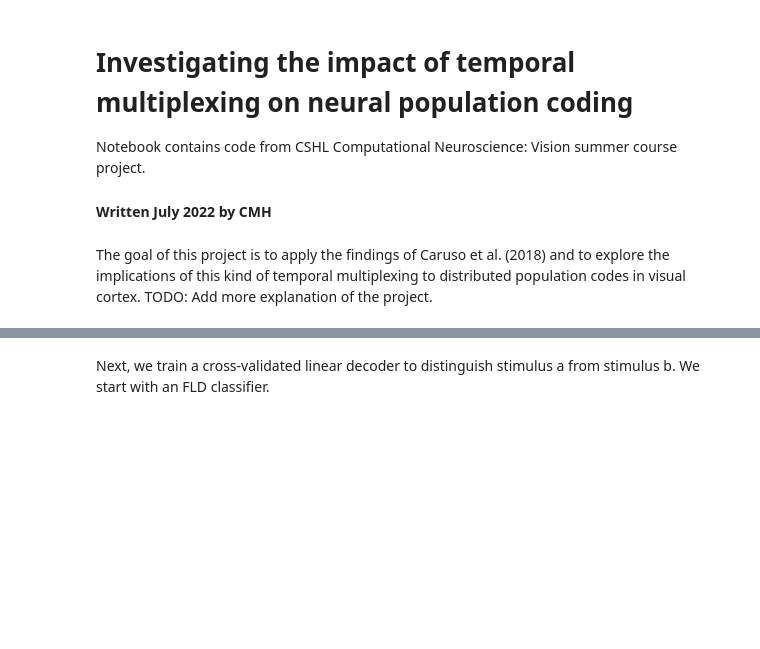
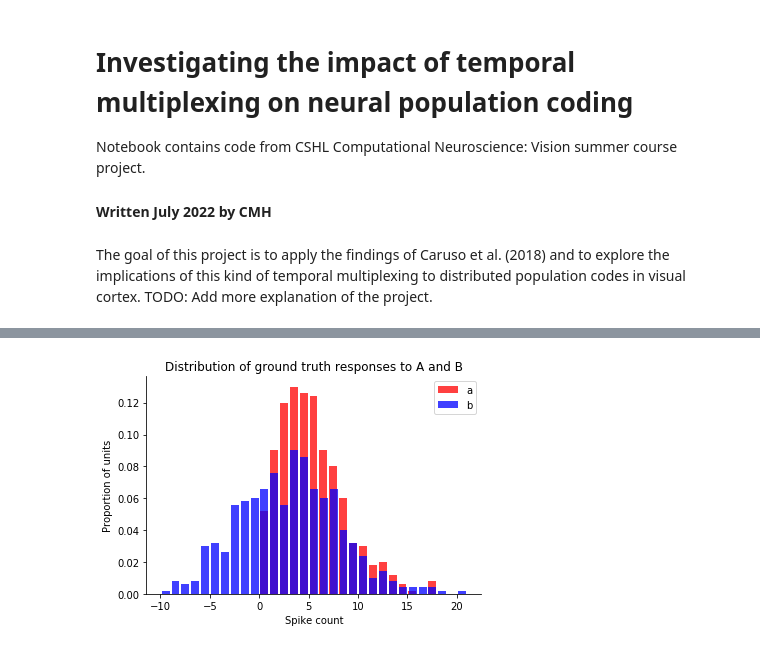
Before and after one commit to chacker17/CSHL22_courseProject, a Jupyter notebook: Multiplexing and population codes.ipynb, the cells around one changed output, grey strips where cells are left out. Saved outputs shown, nothing was run; the diff lists cells and outputs as text; code cells hidden in the pictures; blank space fills up the shorter version.

Commit message:
First attempt at simulated populations and linear classifier

```diff
--- a/Multiplexing and population codes.ipynb
+++ b/Multiplexing and population codes.ipynb
@@ -56,2 +31,0 @@ mix_draws = (prop_maj * np.random.poisson(lam=a, size=(num_units, num_pres))) +
-# %% [markdown]
-Next, we train a cross-validated linear decoder to distinguish stimulus a from stimulus b. We start with an FLD classifier.
@@ -63,0 +32,62 @@ Next, we train a cross-validated linear decoder to distinguish stimulus a from s
+# %%
+num_pres = 100 # number of presentations to simulate
+num_units = 500 # number of units in the population (max 534 recorded)
+prop_maj = 0.2 # likelihood of representing stimulus a vs. stimulus b (<0.5 favors b, >0.5 favors a)
+exp_scale = 5 # scaling factor for random draws from exponential
+theta = 50 # angle between vectors a and b (deg)
+
+IT_data = pd.read_csv('ITData.csv').to_numpy() # Starting vector comes from real IT data (objects)
+units_sample = np.random.permutation(len(IT_data))
+a = (IT_data[units_sample[0:num_units], 1]).reshape((num_units, 1))
+
+# Rotate vector a by specified number of degrees to generate vector b
+rand_vec = np.random.randn(num_units,1) # random vector we can orthogonalize wrt original
+orth_vec = rand_vec - (((rand_vec.T@a)/(a.T@a))*a) # orthogonalize wrt a
+
+# normalize to unit length
+a_norm = a * (1/ np.linalg.norm(a))
+orth_vec_norm = orth_vec * (1/ np.linalg.norm(orth_vec))
+
+b = (a_norm * np.cos(np.radians(theta))) + (orth_vec_norm*np.sin(np.radians(theta))) # generate second vector
+b = b * np.linalg.norm(a) # scale new vector up to same size as original
+
+if np.abs(np.degrees(np.arccos(1-distance.cosine(a, b)))-theta) > 0.05: # allow 0.05 degrees of error
+    raise ValueError('Simulated distance for vector b is incorrect')
+
+
+# Plot histogram of responses to A and B
+w = 1
+fig, ax = plt.subplots()
+ax.hist(a, density=True, facecolor='r', alpha=0.75, label='a', bins=np.arange(min(a), max(a) + w, w), rwidth=0.8)
+ax.hist(b, density=True, facecolor='b', alpha=0.75, label='b', bins=np.arange(min(b), max(b) + w, w), rwidth=0.8)
+ax.set_ylabel('Proportion of units')
+ax.set_xlabel('Spike count')
+ax.set_title('Distribution of ground truth responses to A and B')
+ax.spines['top'].set_visible(False)
+ax.spines['right'].set_visible(False)
+ax.legend()
+plt.show()
+
+# Simulate response of num_pres presentations of each image and images together
+a_draws = np.empty((num_units, num_pres))
+b_draws = np.empty((num_units, num_pres))
+mix_draws = np.empty((num_units, num_pres))
+for i in range(0, num_units):
+    if a[i] <= 0 and b[i] > 0:
+        a_draws[i, :] = np.random.poisson(lam=np.abs(a[i]), size=(1, num_pres)) * -1
+        b_draws[i, :] = np.random.poisson(lam=b[i], size=(1, num_pres))
+        mix_draws[i, :] = (prop_maj * np.random.poisson(lam=np.abs(a[i]), size=(1, num_pres))) * -1 + ((1-prop_maj) * np.random.poisson(lam=b[i], size=(1, num_pres))) # mixture model from Car
+    elif a[i] <= 0 and b[i] <= 0:
+        a_draws[i, :] = np.random.poisson(lam=np.abs(a[i]), size=(1, num_pres)) * -1
+        b_draws[i, :] = np.random.poisson(lam=np.abs(b[i]), size=(1, num_pres)) * -1
+        mix_draws[i, :] = (prop_maj * np.random.poisson(lam=np.abs(a[i]), size=(1, num_pres))) * -1 + ((1-prop_maj) * np.random.poisson(lam=np.abs(b[i]), size=(1, num_pres)) * -1) # mixture model from Car
+    elif a[i] > 0 and b[i] <= 0:
+        a_draws[i, :] = np.random.poisson(lam=a[i], size=(1, num_pres))
+        b_draws[i, :] = np.random.poisson(lam=np.abs(b[i]), size=(1, num_pres)) * -1
+        mix_draws[i, :] = (prop_maj * np.random.poisson(lam=a[i], size=(1, num_pres))) + ((1-prop_maj) * np.random.poisson(lam=np.abs(b[i]), size=(1, num_pres)) * -1) # mixture model from Car
+    elif a[i] > 0 and b[i] > 0:
+        a_draws[i, :] = np.random.poisson(lam=a[i], size=(1, num_pres))
+        b_draws[i, :] = np.random.poisson(lam=b[i], size=(1, num_pres))
+        mix_draws[i, :] = (prop_maj * np.random.poisson(lam=a[i], size=(1, num_pres))) + ((1-prop_maj) * np.random.poisson(lam=b[i], size=(1, num_pres))) # mixture model from Car
+# %% [output]
+[figure, added]
```
Also changed, not shown: parts of 10 cells of this notebook, 1 other file.
